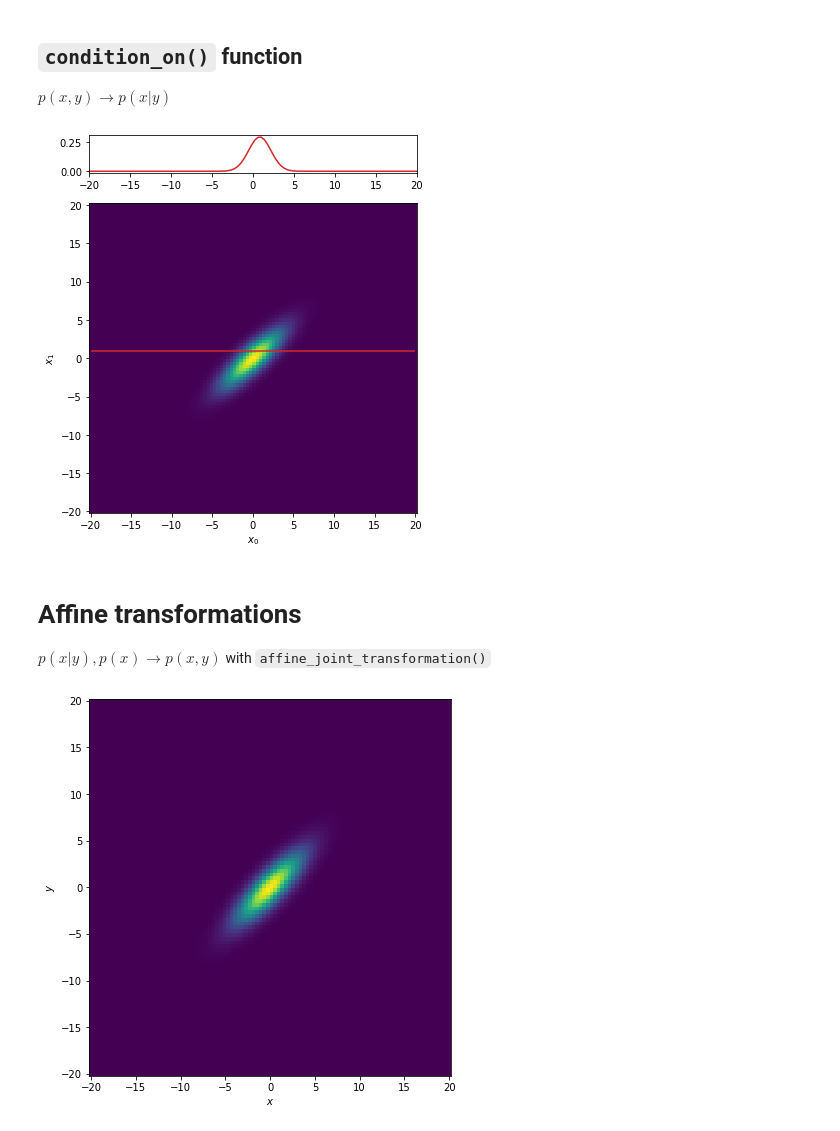
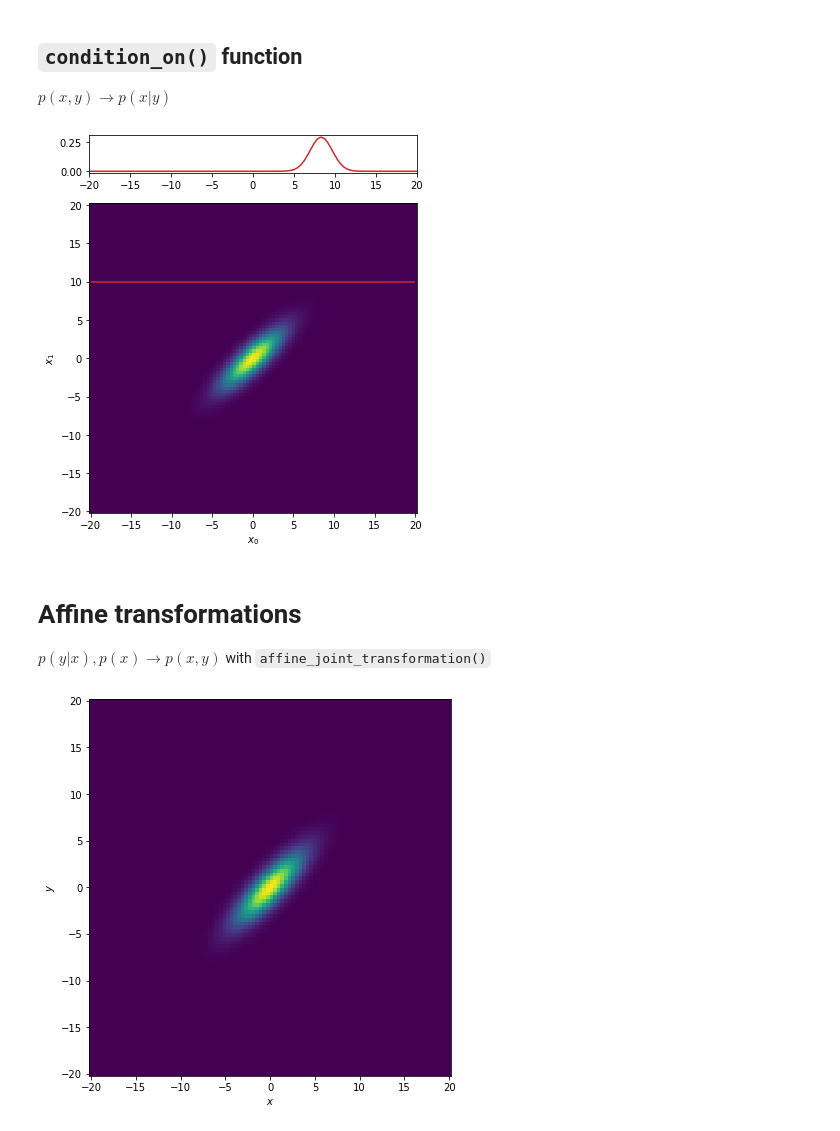
Before and after one commit to christiando/gaussian-toolbox, a Jupyter notebook: notebooks/Tutorial.ipynb, the cells around one changed output. Drawn from its saved outputs; the diff is of its cells as text; code cells hidden in the pictures.

```diff
--- a/notebooks/Tutorial.ipynb
+++ b/notebooks/Tutorial.ipynb
@@ -161,28 +163,28 @@ pyplot.tight_layout()
 $p(x,y)\rightarrow p(x\vert y)$
 # %%
 # Conditioning
-cond_phi_x_y = phi_xy.condition_on([0])
+cond_phi_y_x = phi_xy.condition_on([0])
 # Get density conditioned on a specific point
-cond_y = numpy.ones((1,1))
-dens_cond_phi_x_y0 = cond_phi_x_y.condition_on_x(cond_y)
+cond_x = 10 * numpy.ones((1,1))
+dens_cond_phi_y_x0 = cond_phi_y_x.condition_on_x(cond_x)
 
 # Plotting
 from matplotlib import gridspec
 fig = pyplot.figure(figsize=(6,6))
 grid = gridspec.GridSpec(6,6,fig)
 ax2 = fig.add_subplot(grid[:1,1:])
-ax2.plot(x,dens_cond_phi_x_y0.evaluate(x).T, 'C3')
+ax2.plot(x,dens_cond_phi_y_x0.evaluate(x).T, 'C3')
 ax2.set_xlim([x[0,0], x[-1,0]])
 ax3 = fig.add_subplot(grid[1:,1:])
 ax3.hlines(cond_y, xrange[0], xrange[-1], 'C3')
 ax3.pcolor(xrange, xrange, density, shading='auto')
 ax3.set_xlabel('$x_0$')
 ax3.set_ylabel('$x_1$')
 pyplot.tight_layout()
 # %% [output]
-[figure, old version]
+[figure, new version]
 # %% [markdown]
 # Affine transformations
 
-$p(x\vert y), p(x) \rightarrow p(x,y)$ with `affine_joint_transformation()`
+$p(y\vert x), p(x) \rightarrow p(x,y)$ with `affine_joint_transformation()`
 # %%
```
Also changed, not shown: parts of 20 cells of this notebook.
